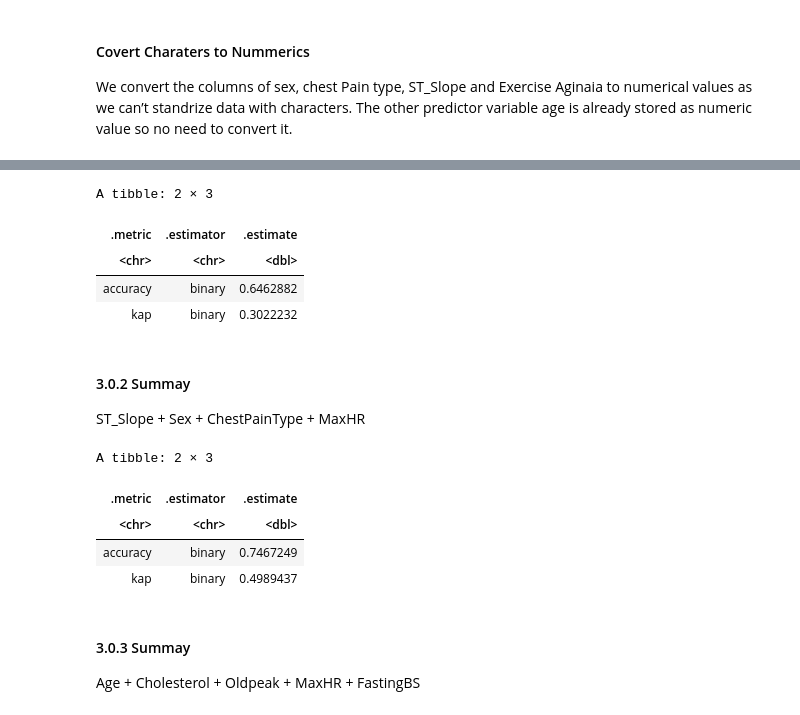
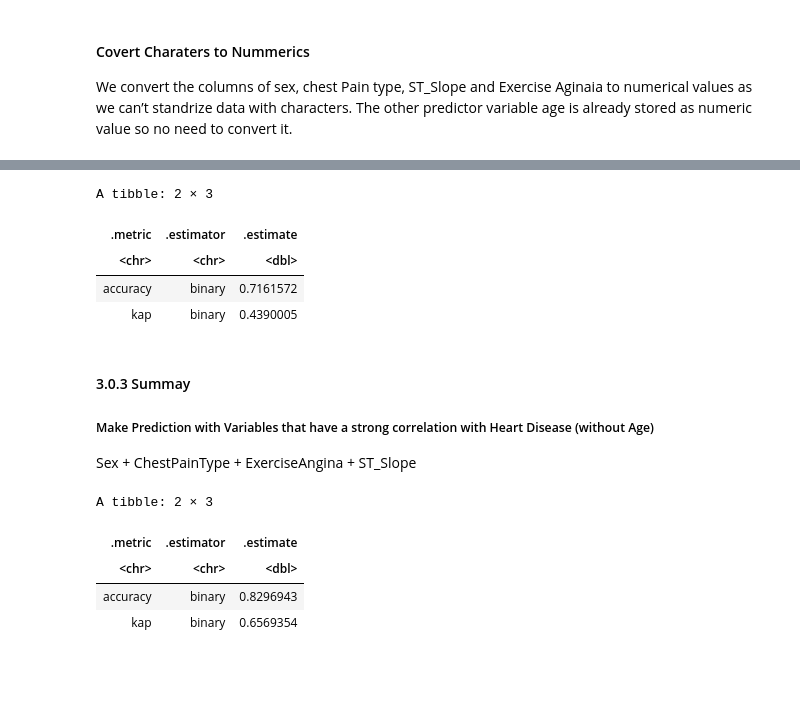
Before and after one commit to Simpson1104/Group-Proposal, a Jupyter notebook: Wrangling_data.ipynb, the cells around one changed output, grey strips where cells are left out. Cells and saved outputs as stored; diff of their text form; code cells hidden in the pictures; blank space fills up the shorter version.

```diff
--- a/Wrangling_data.ipynb
+++ b/Wrangling_data.ipynb
@@ -399,7 +399,9 @@ heart_train <- heart_train %>%
                  mutate(ExerciseAngina = as_factor(ExerciseAngina)) %>%
                  mutate(ExerciseAngina = as.numeric(ExerciseAngina)) %>%
                  mutate(ST_Slope = as_factor(ST_Slope)) %>%
-                 mutate(ST_Slope = as.numeric(ST_Slope))
+                 mutate(ST_Slope = as.numeric(ST_Slope)) %>%
+                 mutate(RestingECG = as_factor(RestingECG)) %>%
+                 mutate(RestingECG = as.numeric(RestingECG))
 
 
 heart_test <- heart_test%>%
@@ -410,4 +412,6 @@ heart_test <- heart_test%>%
               mutate(ExerciseAngina = as_factor(ExerciseAngina)) %>%
               mutate(ExerciseAngina = as.numeric(ExerciseAngina)) %>%
               mutate(ST_Slope = as_factor(ST_Slope)) %>%
-              mutate(ST_Slope = as.numeric(ST_Slope))
+              mutate(ST_Slope = as.numeric(ST_Slope)) %>%
+              mutate(RestingECG = as_factor(RestingECG)) %>%
+              mutate(RestingECG = as.numeric(RestingECG))
@@ -420,13 +499,9 @@ knn_tune <- nearest_neighbor(weight_func = "rectangular", neighbors = tune()) %>
             set_engine("kknn") %>%
             set_mode("classification")
 
-heart_recipe <- recipe(HeartDisease ~ Age + Sex + ChestPainType + MaxHR, data = heart_train) %>%
-step_scale(all_predictors()) %>%
-step_center(all_predictors())
-
-preprocessed_data <- heart_recipe %>%
-                     prep() %>%
-                     bake(heart_train)
+heart_recipe <- recipe(HeartDisease ~ Age + Sex + ChestPainType + ExerciseAngina + ST_Slope, data = heart_train) %>%
+                step_scale(all_predictors()) %>%
+                step_center(all_predictors())
 
 heart_vfold <- vfold_cv(heart_train, v = 5, strata = HeartDisease)
 
@@ -437,8 +512,8 @@ heart_workflow <- workflow() %>%
 gridvals <- tibble(neighbors = seq(from = 1, to = 20))
 
 heart_results <- heart_workflow %>%
-                tune_grid(resamples = heart_vfold, grid = gridvals) %>%
-               collect_metrics()
+                 tune_grid(resamples = heart_vfold, grid = gridvals) %>%
+                 collect_metrics()
 
 heart_min <- heart_results %>%
              filter(.metric == "accuracy") %>%
@@ -446,57 +521,48 @@ heart_min <- heart_results %>%
              head(n = 1)
 
 accuracy_versus_k <- ggplot(heart_results, aes(x = neighbors, y = mean))+
                      geom_point() +
                      geom_line() +
                      labs(x = "Neighbors", y = "Accuracy Estimate")
 
 k_min <- heart_min %>%
          pull(neighbors)
 
 knn_best <- nearest_neighbor(weight_func = "rectangular", neighbors = k_min) %>%
             set_engine("kknn") %>%
             set_mode("classification")
 
 heart_best_fit <- workflow() %>%
                   add_recipe(heart_recipe) %>%
                   add_model(knn_best) %>%
                   fit(data = heart_train)
 
-heart_test <- heart_test%>%
-              mutate(Sex = as_factor(Sex)) %>%
-              mutate(Sex = as.numeric(Sex)) %>%
-              mutate(ChestPainType = as_factor(ChestPainType)) %>%
-              mutate(ChestPainType = as.numeric(ChestPainType))
-
 heart_test_predictions <- predict(heart_best_fit, heart_test) %>%
                           bind_cols(heart_test)
 
 heart_summary <- heart_test_predictions %>%
                  metrics(truth = HeartDisease, estimate = .pred_class)
 
 heart_summary
 # %% [output]
 A tibble: 2 × 3
 | .metric | .estimator | .estimate |
 | <chr> | <chr> | <dbl> |
-| accuracy | binary | 0.6462882 |
-| kap | binary | 0.3022232 |
+| accuracy | binary | 0.7161572 |
+| kap | binary | 0.4390005 |
-# %% [markdown]
-#### 3.0.2 Summay
-ST_Slope + Sex + ChestPainType + MaxHR
+# %% [markdown]
+#### 3.0.3 Summay
+##### Make Prediction with Variables that have a strong correlation with Heart Disease (without Age)
+Sex + ChestPainType + ExerciseAngina + ST_Slope
 # %%
 set.seed(8)
 knn_tune <- nearest_neighbor(weight_func = "rectangular", neighbors = tune()) %>%
             set_engine("kknn") %>%
             set_mode("classification")
 
-heart_recipe <- recipe(HeartDisease ~ ST_Slope + Sex + ChestPainType + MaxHR, data = heart_train) %>%
-step_scale(all_predictors()) %>%
-step_center(all_predictors())
-
-preprocessed_data <- heart_recipe %>%
-                     prep() %>%
-                     bake(heart_train)
+heart_recipe <- recipe(HeartDisease ~ Sex + ChestPainType + ExerciseAngina + ST_Slope, data = heart_train) %>%
+                step_scale(all_predictors()) %>%
+                step_center(all_predictors())
 
 heart_vfold <- vfold_cv(heart_train, v = 5, strata = HeartDisease)
 
@@ -507,8 +573,8 @@ heart_workflow <- workflow() %>%
 gridvals <- tibble(neighbors = seq(from = 1, to = 20))
 
 heart_results <- heart_workflow %>%
-                tune_grid(resamples = heart_vfold, grid = gridvals) %>%
-               collect_metrics()
+                 tune_grid(resamples = heart_vfold, grid = gridvals) %>%
+                 collect_metrics()
 
 heart_min <- heart_results %>%
              filter(.metric == "accuracy") %>%
@@ -543,8 +609,5 @@ heart_summary
 A tibble: 2 × 3
 | .metric | .estimator | .estimate |
 | <chr> | <chr> | <dbl> |
-| accuracy | binary | 0.7467249 |
-| kap | binary | 0.4989437 |
+| accuracy | binary | 0.8296943 |
+| kap | binary | 0.6569354 |
-# %% [markdown]
-#### 3.0.3 Summay
-Age + Cholesterol + Oldpeak + MaxHR + FastingBS
```
Also changed, not shown: parts of 16 cells of this notebook.
